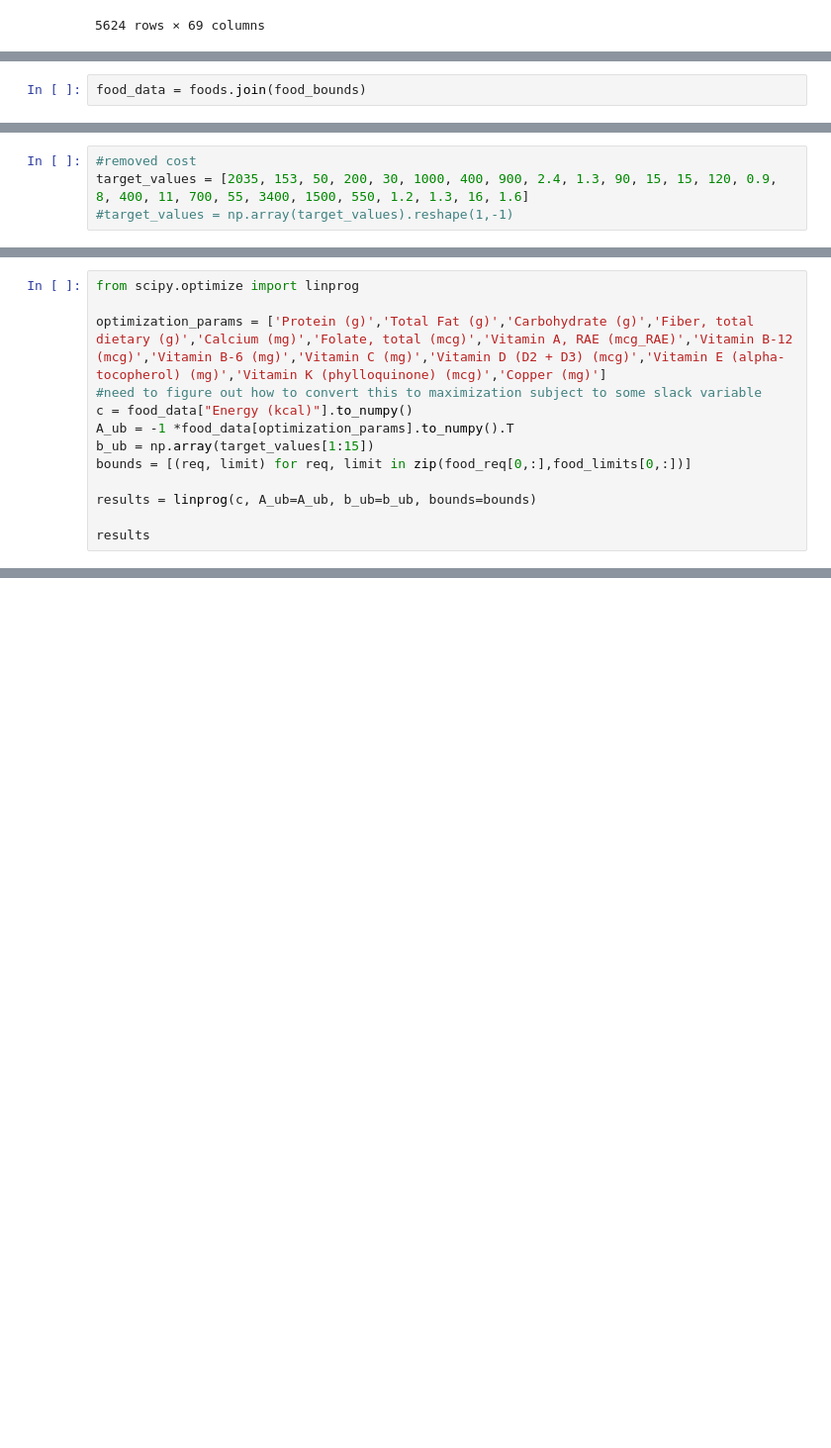
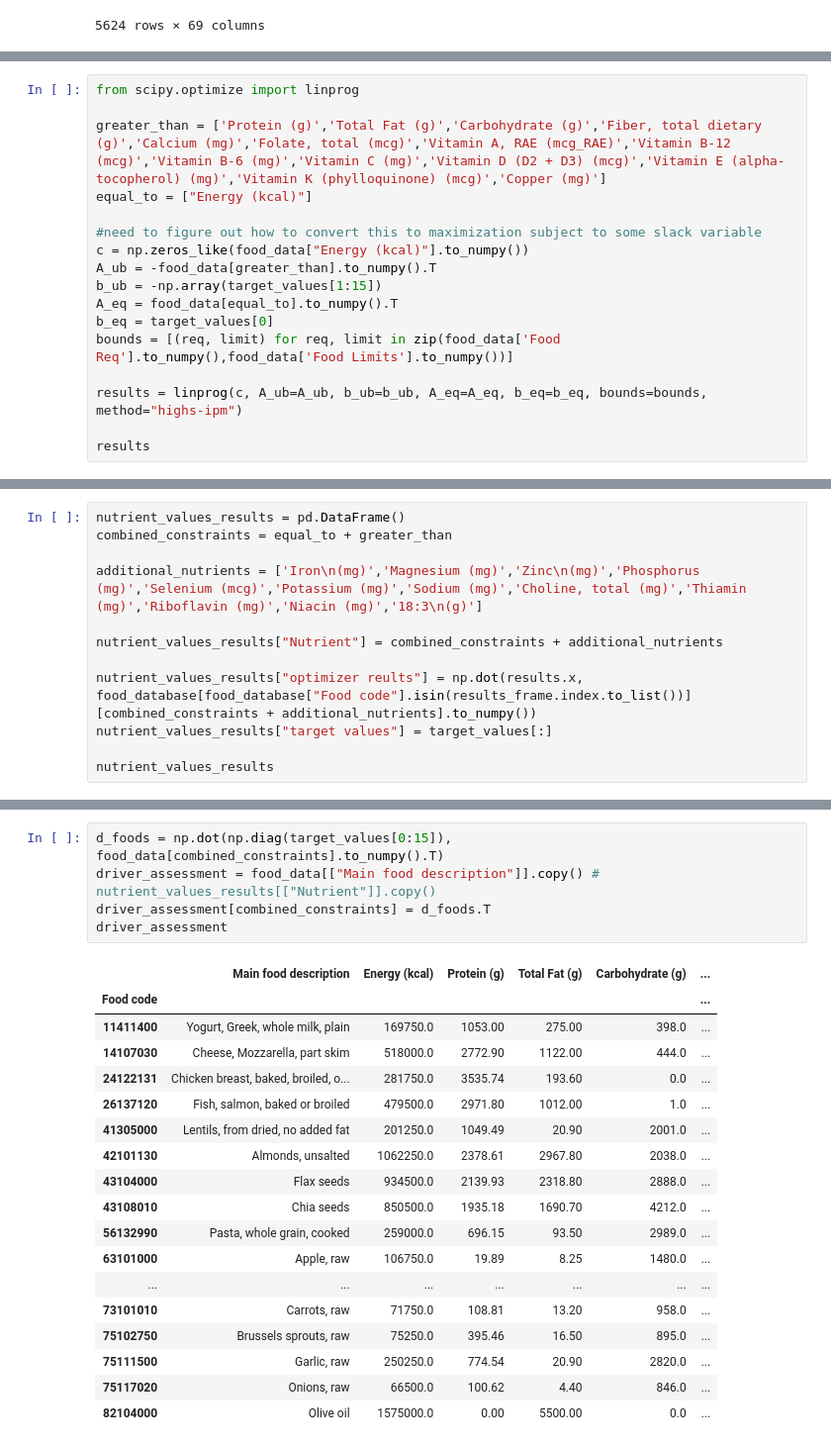
Before and after one commit to Chris-Crimi/Dietary-Optimization-via-Gradient-Descent, a Jupyter notebook: v_simplex.ipynb, the cells around one changed output, grey strips where cells are left out. Shown at 99% size. Drawn from its saved outputs; the diff is of its cells as text; blank space fills up the shorter version.

```diff
--- a/v_simplex.ipynb
+++ b/v_simplex.ipynb
@@ -40,2 +64,0 @@ food_bounds = food_bounds.set_index("Food Code")
-# %%
-food_data = foods.join(food_bounds)
@@ -63,4 +64,0 @@ food_data
-# %%
-#removed cost
-target_values = [2035, 153, 50, 200, 30, 1000, 400, 900, 2.4, 1.3, 90, 15, 15, 120, 0.9, 8, 400, 11, 700, 55, 3400, 1500, 550, 1.2, 1.3, 16, 1.6]
-#target_values = np.array(target_values).reshape(1,-1)
@@ -67,14 +85,18 @@ target_values = [2035, 153, 50, 200, 30, 1000, 400, 900, 2.4, 1.3, 90, 15, 15, 1
 # %%
 from scipy.optimize import linprog
 
-optimization_params = ['Protein (g)','Total Fat (g)','Carbohydrate (g)','Fiber, total dietary (g)','Calcium (mg)','Folate, total (mcg)','Vitamin A, RAE (mcg_RAE)','Vitamin B-12 (mcg)','Vitamin B-6 (mg)','Vitamin C (mg)','Vitamin D (D2 + D3) (mcg)','Vitamin E (alpha-tocopherol) (mg)','Vitamin K (phylloquinone) (mcg)','Copper (mg)']
+greater_than = ['Protein (g)','Total Fat (g)','Carbohydrate (g)','Fiber, total dietary (g)','Calcium (mg)','Folate, total (mcg)','Vitamin A, RAE (mcg_RAE)','Vitamin B-12 (mcg)','Vitamin B-6 (mg)','Vitamin C (mg)','Vitamin D (D2 + D3) (mcg)','Vitamin E (alpha-tocopherol) (mg)','Vitamin K (phylloquinone) (mcg)','Copper (mg)']
+equal_to = ["Energy (kcal)"]
+
 #need to figure out how to convert this to maximization subject to some slack variable
-c = food_data["Energy (kcal)"].to_numpy()
-A_ub = -1 *food_data[optimization_params].to_numpy().T
-b_ub = np.array(target_values[1:15])
-bounds = [(req, limit) for req, limit in zip(food_req[0,:],food_limits[0,:])]
+c = np.zeros_like(food_data["Energy (kcal)"].to_numpy())
+A_ub = -food_data[greater_than].to_numpy().T
+b_ub = -np.array(target_values[1:15])
+A_eq = food_data[equal_to].to_numpy().T
+b_eq = target_values[0]
+bounds = [(req, limit) for req, limit in zip(food_data['Food Req'].to_numpy(),food_data['Food Limits'].to_numpy())]
 
-results = linprog(c, A_ub=A_ub, b_ub=b_ub, bounds=bounds)
+results = linprog(c, A_ub=A_ub, b_ub=b_ub, A_eq=A_eq, b_eq=b_eq, bounds=bounds, method="highs-ipm")
 
 results
 # %% [output]
@@ -97,0 +143,12 @@ Got the solver working now just need to figure out how to make it go to calories
+# %%
+nutrient_values_results = pd.DataFrame()
+combined_constraints = equal_to + greater_than
+
+additional_nutrients = ['Iron\n(mg)','Magnesium (mg)','Zinc\n(mg)','Phosphorus (mg)','Selenium (mcg)','Potassium (mg)','Sodium (mg)','Choline, total (mg)','Thiamin (mg)','Riboflavin (mg)','Niacin (mg)','18:3\n(g)']
+
+nutrient_values_results["Nutrient"] = combined_constraints + additional_nutrients
+
+nutrient_values_results["optimizer reults"] = np.dot(results.x, food_database[food_database["Food code"].isin(results_frame.index.to_list())][combined_constraints + additional_nutrients].to_numpy())
+nutrient_values_results["target values"] = target_values[:]
+
+nutrient_values_results
@@ -97,0 +177,24 @@ Got the solver working now just need to figure out how to make it go to calories
+# %%
+d_foods = np.dot(np.diag(target_values[0:15]), food_data[combined_constraints].to_numpy().T)
+driver_assessment = food_data[["Main food description"]].copy() # nutrient_values_results[["Nutrient"]].copy()
+driver_assessment[combined_constraints] = d_foods.T
+driver_assessment
+# %% [output]
+|  | Main food description | Energy (kcal) | Protein (g) | Total Fat (g) | Carbohydrate (g) | ... |
+| Food code |  |  |  |  |  | ... |
+| 11411400 | Yogurt, Greek, whole milk, plain | 169750.0 | 1053.00 | 275.00 | 398.0 | ... |
+| 14107030 | Cheese, Mozzarella, part skim | 518000.0 | 2772.90 | 1122.00 | 444.0 | ... |
+| 24122131 | Chicken breast, baked, broiled, o... | 281750.0 | 3535.74 | 193.60 | 0.0 | ... |
+| 26137120 | Fish, salmon, baked or broiled | 479500.0 | 2971.80 | 1012.00 | 1.0 | ... |
+| 41305000 | Lentils, from dried, no added fat | 201250.0 | 1049.49 | 20.90 | 2001.0 | ... |
+| 42101130 | Almonds, unsalted | 1062250.0 | 2378.61 | 2967.80 | 2038.0 | ... |
+| 43104000 | Flax seeds | 934500.0 | 2139.93 | 2318.80 | 2888.0 | ... |
+| 43108010 | Chia seeds | 850500.0 | 1935.18 | 1690.70 | 4212.0 | ... |
+| 56132990 | Pasta, whole grain, cooked | 259000.0 | 696.15 | 93.50 | 2989.0 | ... |
+| 63101000 | Apple, raw | 106750.0 | 19.89 | 8.25 | 1480.0 | ... |
+| ... | ... | ... | ... | ... | ... | ... |
+| 73101010 | Carrots, raw | 71750.0 | 108.81 | 13.20 | 958.0 | ... |
+| 75102750 | Brussels sprouts, raw | 75250.0 | 395.46 | 16.50 | 895.0 | ... |
+| 75111500 | Garlic, raw | 250250.0 | 774.54 | 20.90 | 2820.0 | ... |
+| 75117020 | Onions, raw | 66500.0 | 100.62 | 4.40 | 846.0 | ... |
+| 82104000 | Olive oil | 1575000.0 | 0.00 | 5500.00 | 0.0 | ... |
```
Also changed, not shown: parts of 12 cells of this notebook, 1 other file.
